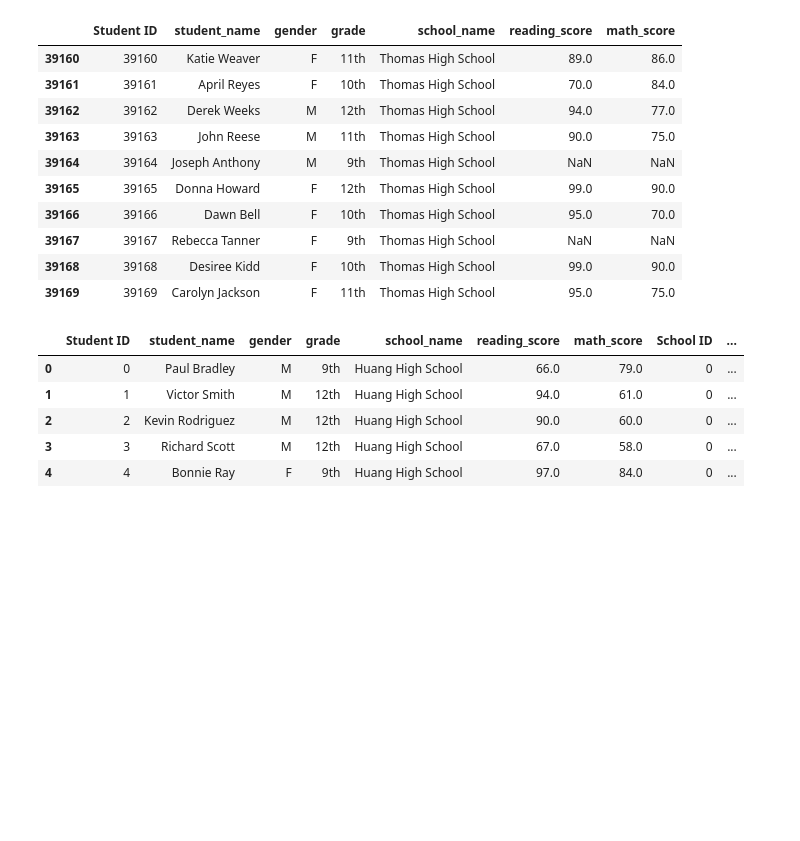
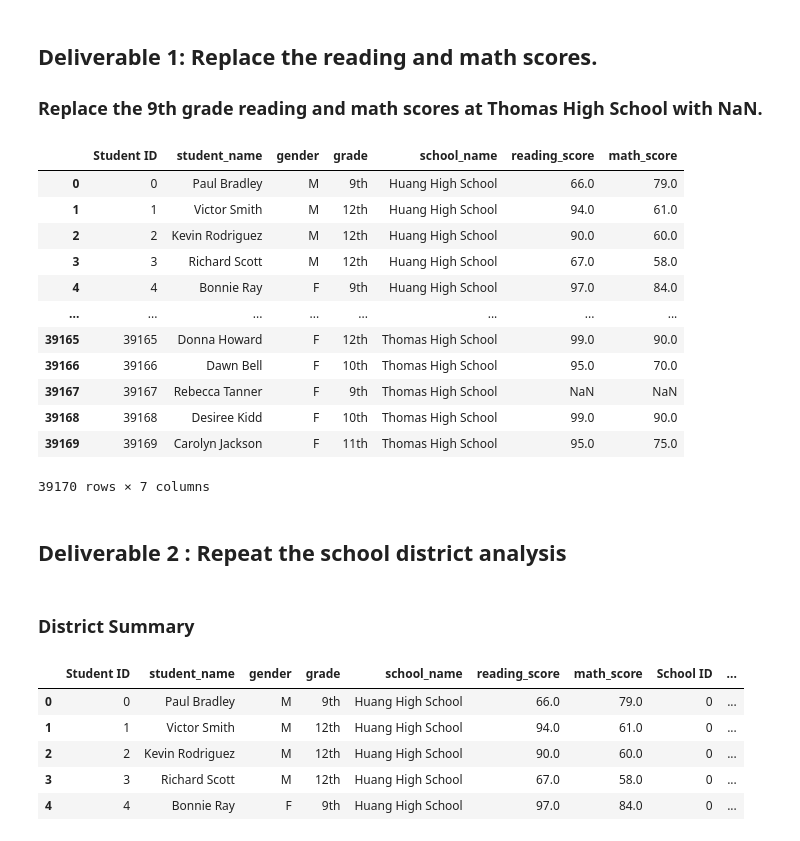
Before and after one commit to JoeAB3/School_District_Analysis, a Jupyter notebook: PyCitySchools_Challenge.ipynb, the cells around one changed output. Saved outputs shown, nothing was run; the diff lists cells and outputs as text; code cells hidden in the pictures; blank space fills up the shorter version.

```diff
--- a/PyCitySchools_challenge_1.ipynb
+++ b/PyCitySchools_Challenge.ipynb
@@ -38,27 +35,31 @@ student_data_df.head(10)
+# %% [markdown]
+## Deliverable 1: Replace the reading and math scores.
+
+### Replace the 9th grade reading and math scores at Thomas High School with NaN.
 # %%
 # Install numpy using conda install numpy or pip install numpy.
 # Step 1. Import numpy as np.
 import numpy as np
 # %%
 # Step 2. Use the loc method on the student_data_df to select all the reading scores from the 9th grade at Thomas High School and replace them with NaN.
-student_data_df.loc[(student_data_df["school_name"] == "Thomas High School")
-                    & (student_data_df["grade"] =="9th"),"reading_score"] = np.nan
+student_data_df.loc[(student_data_df["school_name"] == "Thomas High School") & (student_data_df["grade"] == "9th"), "reading_score" ] = np.nan
 # %%
 #  Step 3. Refactor the code in Step 2 to replace the math scores with NaN.
-student_data_df.loc[(student_data_df["school_name"] == "Thomas High School")
-                    & (student_data_df["grade"] =="9th"),"math_score"] = np.nan
+student_data_df.loc[(student_data_df["school_name"] == "Thomas High School") & (student_data_df["grade"] == "9th"), "math_score" ] = np.nan
 # %%
 #  Step 4. Check the student data for NaN's.
-student_data_df.tail(10)
+student_data_df
 # %% [output]
 |  | Student ID | student_name | gender | grade | school_name | reading_score | math_score |
-| 39160 | 39160 | Katie Weaver | F | 11th | Thomas High School | 89.0 | 86.0 |
-| 39161 | 39161 | April Reyes | F | 10th | Thomas High School | 70.0 | 84.0 |
-| 39162 | 39162 | Derek Weeks | M | 12th | Thomas High School | 94.0 | 77.0 |
-| 39163 | 39163 | John Reese | M | 11th | Thomas High School | 90.0 | 75.0 |
-| 39164 | 39164 | Joseph Anthony | M | 9th | Thomas High School | NaN | NaN |
+| 0 | 0 | Paul Bradley | M | 9th | Huang High School | 66.0 | 79.0 |
+| 1 | 1 | Victor Smith | M | 12th | Huang High School | 94.0 | 61.0 |
+| 2 | 2 | Kevin Rodriguez | M | 12th | Huang High School | 90.0 | 60.0 |
+| 3 | 3 | Richard Scott | M | 12th | Huang High School | 67.0 | 58.0 |
+| 4 | 4 | Bonnie Ray | F | 9th | Huang High School | 97.0 | 84.0 |
+| ... | ... | ... | ... | ... | ... | ... | ... |
 | 39165 | 39165 | Donna Howard | F | 12th | Thomas High School | 99.0 | 90.0 |
 | 39166 | 39166 | Dawn Bell | F | 10th | Thomas High School | 95.0 | 70.0 |
 | 39167 | 39167 | Rebecca Tanner | F | 9th | Thomas High School | NaN | NaN |
 | 39168 | 39168 | Desiree Kidd | F | 10th | Thomas High School | 99.0 | 90.0 |
 | 39169 | 39169 | Carolyn Jackson | F | 11th | Thomas High School | 95.0 | 75.0 |
+39170 rows × 7 columns
@@ -69,3 +66,7 @@ student_data_df.tail(10)
+# %% [markdown]
+## Deliverable 2 : Repeat the school district analysis
+# %% [markdown]
+### District Summary
 # %%
 # Combine the data into a single dataset
 school_data_complete_df = pd.merge(student_data_df, school_data_df, how="left", on=["school_name", "school_name"])
```
Also changed, not shown: parts of 105 cells of this notebook, 3 other files.
